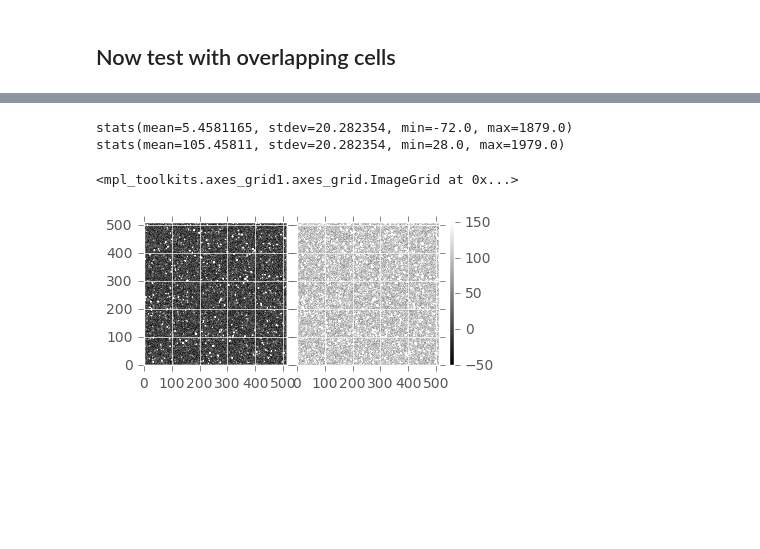
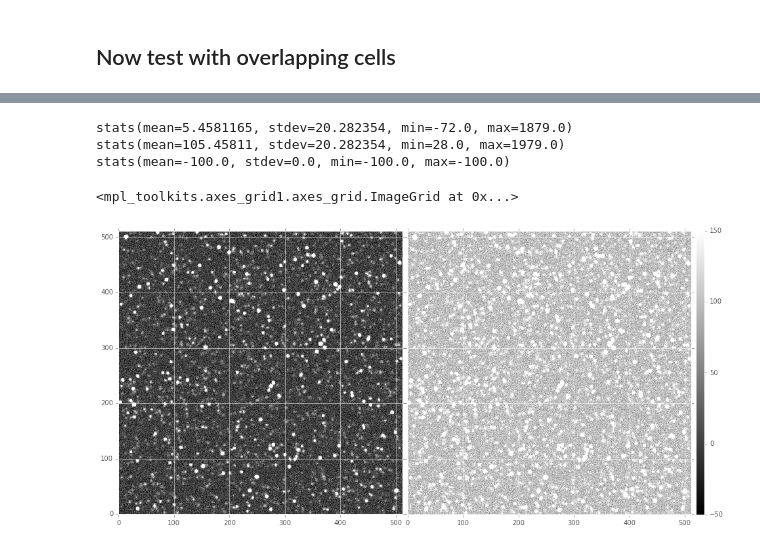
Before and after one commit to lsst/ip_diffim, a Jupyter notebook: Untitled2.ipynb, the cells around one changed output, grey strips where cells are left out. Cells and saved outputs as stored; diff of their text form; code cells hidden in the pictures; blank space fills up the shorter version.

```diff
--- a/Untitled2.ipynb
+++ b/Untitled2.ipynb
@@ -48,9 +52,11 @@ newExp = task.run(exposure)  # this just adds 100 to the exposure
 # %%
 print dit.computeClippedImageStats(exposure.getMaskedImage().getImage().getArray())
 print dit.computeClippedImageStats(newExp.getMaskedImage().getImage().getArray())
-dit.plotImageGrid((exposure.getMaskedImage().getImage(), newExp.getMaskedImage().getImage()), clim=(-50,150))
+print dit.computeClippedImageStats(exposure.getMaskedImage().getImage().getArray()-newExp.getMaskedImage().getImage().getArray())
+dit.plotImageGrid((exposure.getMaskedImage().getImage(), newExp.getMaskedImage().getImage()), clim=(-50,150), imScale=8)
 # %% [output]
 stats(mean=5.4581165, stdev=20.282354, min=-72.0, max=1879.0)
 stats(mean=105.45811, stdev=20.282354, min=28.0, max=1979.0)
+stats(mean=-100.0, stdev=0.0, min=-100.0, max=-100.0)
 <mpl_toolkits.axes_grid1.axes_grid.ImageGrid at 0x...>
-[figure, old version]
+[figure, new version]
```
Also changed, not shown: parts of 4 cells of this notebook, 2 other files.
